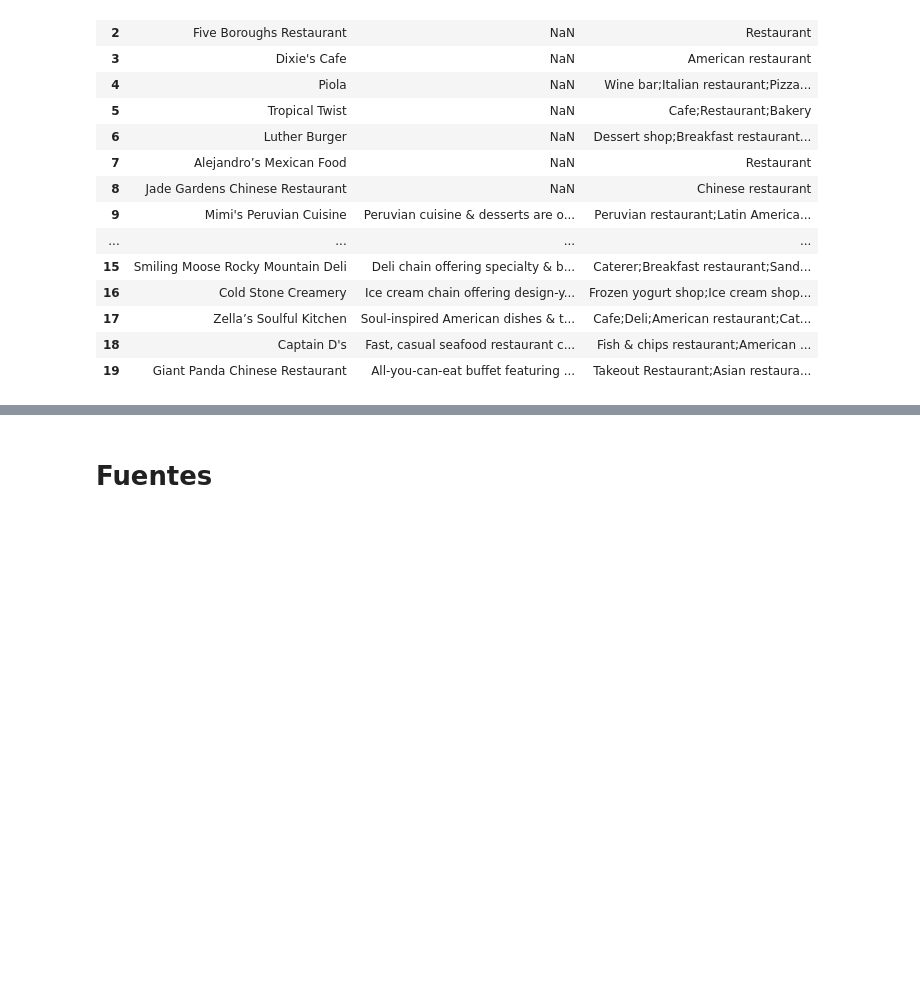
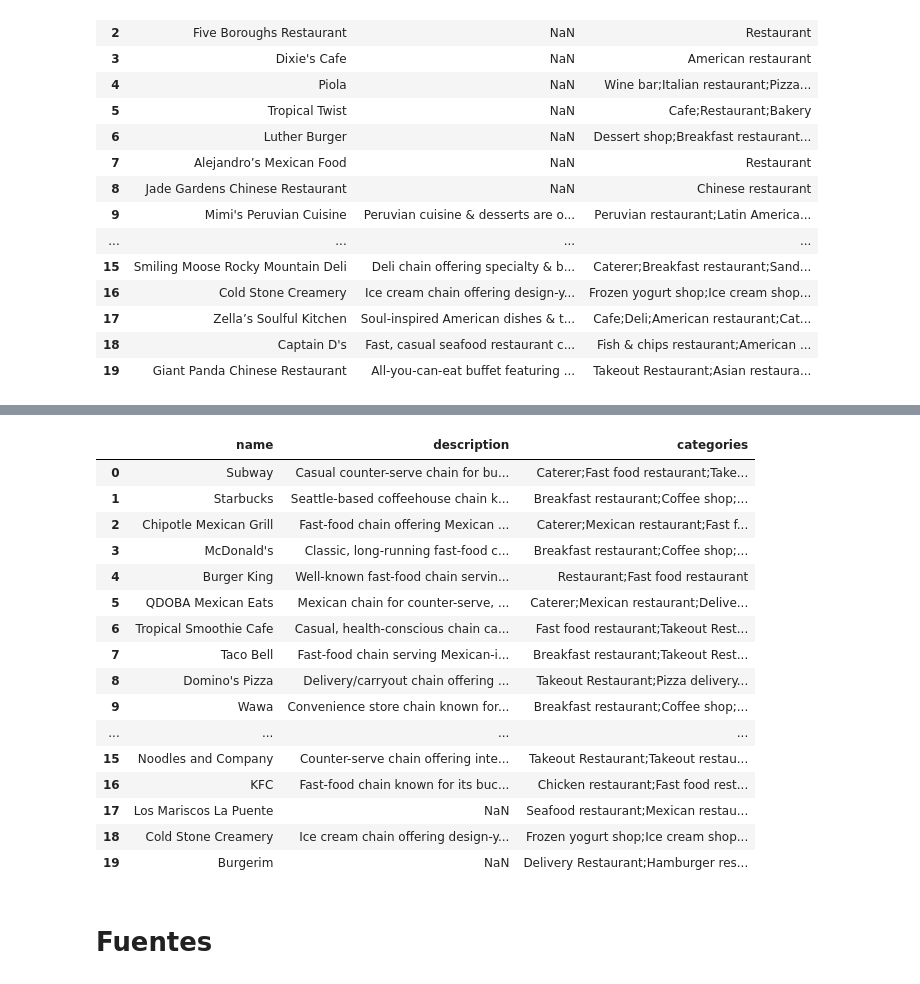
Before and after one commit to pedrozavalat/iic3633-proyecto, a Jupyter notebook: iic3633_lightFM.ipynb, the cells around one changed output, grey strips where cells are left out. Cells and saved outputs as stored; diff of their text form; code cells hidden in the pictures; blank space fills up the shorter version.

```diff
--- a/iic3633_lightFM.ipynb
+++ b/iic3633_lightFM.ipynb
@@ -904,0 +1033,2 @@ show_recommendations(user=random_user, reclist=random_user_rec20)
+# %%
+fm_basic_reclist20 = fm_train(lr=50, no_comp=0.05, epochs=5, k=20)
@@ -904,0 +1045,2 @@ show_recommendations(user=random_user, reclist=random_user_rec20)
+# %%
+random_user = '100012107238749468669'
@@ -905,3 +1064,26 @@ show_recommendations(user=random_user, reclist=random_user_rec20)
+# %%
+show_recommendations(
+    random_user,
+    fm_basic_reclist20[random_user]
+)
+# %% [output]
+|  | name | description | categories |
+| 0 | Subway | Casual counter-serve chain for bu... | Caterer;Fast food restaurant;Take... |
+| 1 | Starbucks | Seattle-based coffeehouse chain k... | Breakfast restaurant;Coffee shop;... |
+| 2 | Chipotle Mexican Grill | Fast-food chain offering Mexican ... | Caterer;Mexican restaurant;Fast f... |
+| 3 | McDonald's | Classic, long-running fast-food c... | Breakfast restaurant;Coffee shop;... |
+| 4 | Burger King | Well-known fast-food chain servin... | Restaurant;Fast food restaurant |
+| 5 | QDOBA Mexican Eats | Mexican chain for counter-serve, ... | Caterer;Mexican restaurant;Delive... |
+| 6 | Tropical Smoothie Cafe | Casual, health-conscious chain ca... | Fast food restaurant;Takeout Rest... |
+| 7 | Taco Bell | Fast-food chain serving Mexican-i... | Breakfast restaurant;Takeout Rest... |
+| 8 | Domino's Pizza | Delivery/carryout chain offering ... | Takeout Restaurant;Pizza delivery... |
+| 9 | Wawa | Convenience store chain known for... | Breakfast restaurant;Coffee shop;... |
+| ... | ... | ... | ... |
+| 15 | Noodles and Company | Counter-serve chain offering inte... | Takeout Restaurant;Takeout restau... |
+| 16 | KFC | Fast-food chain known for its buc... | Chicken restaurant;Fast food rest... |
+| 17 | Los Mariscos La Puente | NaN | Seafood restaurant;Mexican restau... |
+| 18 | Cold Stone Creamery | Ice cream chain offering design-y... | Frozen yogurt shop;Ice cream shop... |
+| 19 | Burgerim | NaN | Delivery Restaurant;Hamburger res... |
 # %% [markdown]
 # Fuentes
 # %% [markdown]
```
Also changed, not shown: parts of 25 cells of this notebook.
